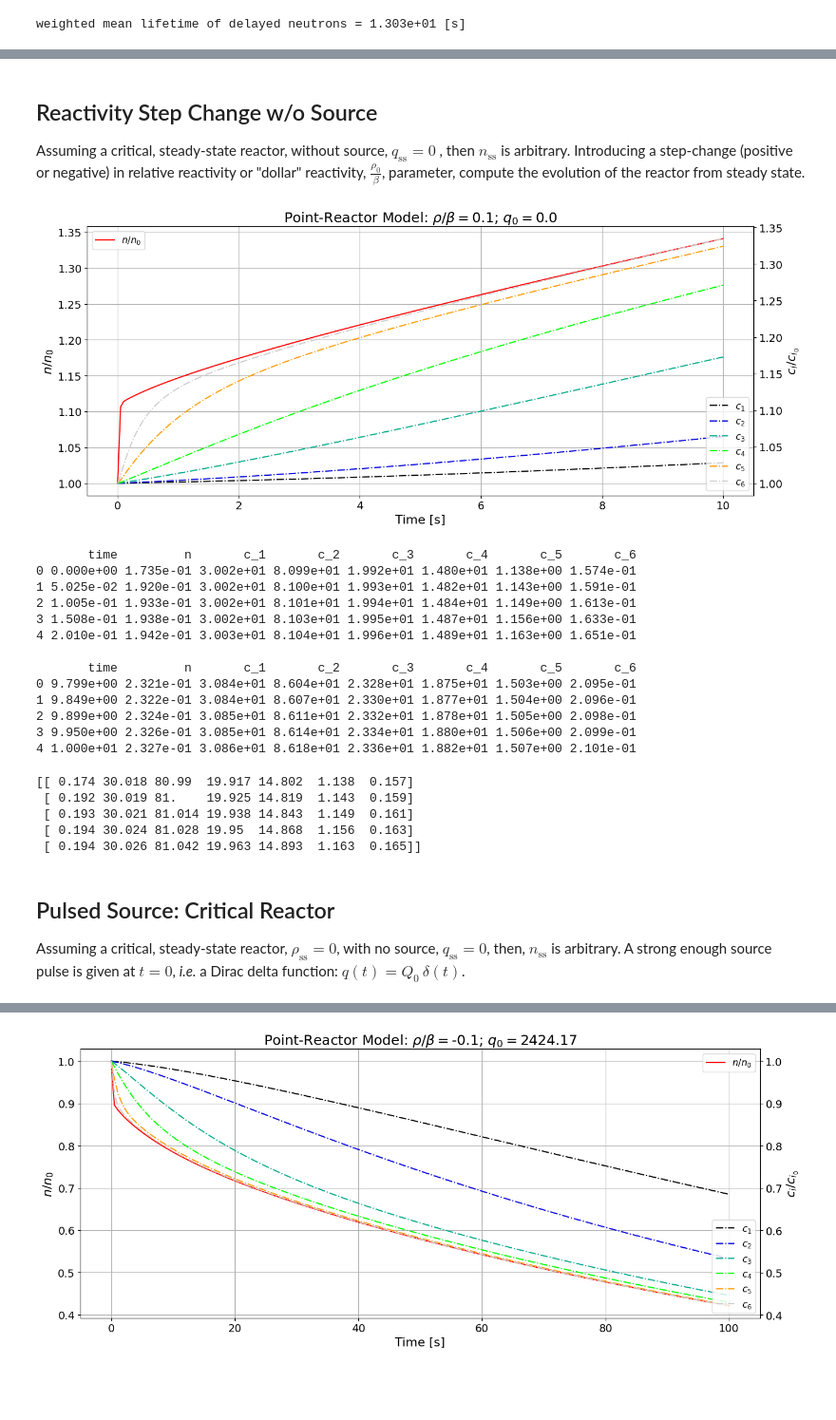
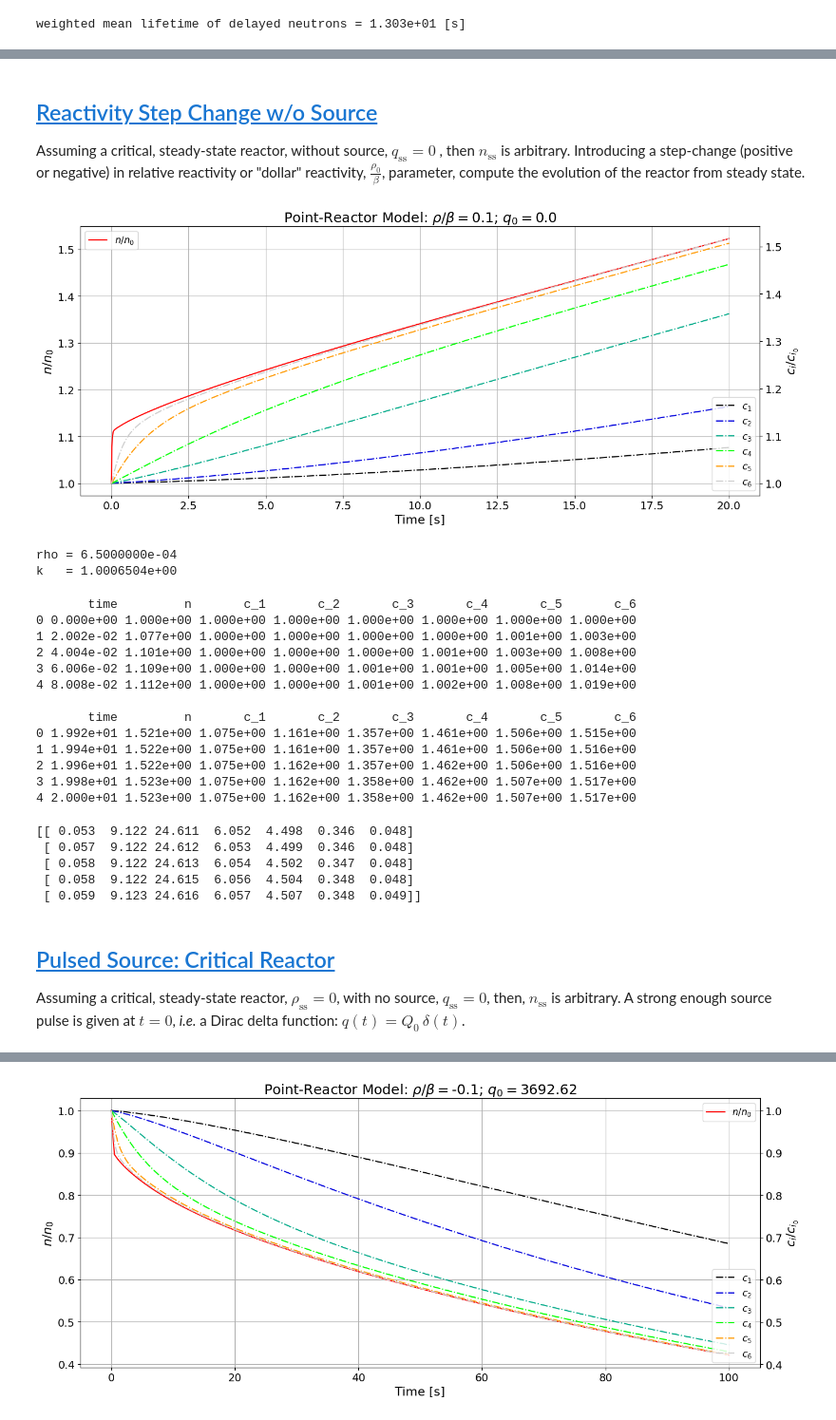
Before and after one commit to dpploy/engy-4340, a Jupyter notebook: notebooks/01-cte-rho-pt-reactor.ipynb, the cells around one changed output, grey strips where cells are left out. Shown at 95% size. Saved outputs shown, nothing was run; the diff lists cells and outputs as text; code cells hidden in the pictures; blank space fills up the shorter version.

```diff
--- a/notebooks/01-cte-rho-pt-reactor.ipynb
+++ b/notebooks/01-cte-rho-pt-reactor.ipynb
@@ -355,7 +353,7 @@ def plot_results( u_vec_history, semi_log=False, markers=False, precursors=True
 
         color_ids = np.linspace(0,1,u_vec_history[:,1:].shape[1])
 
-        for (j,color_id) in zip( range(u_vec_history[:,1:].shape[1]), color_ids ):
+        for (j,color_id) in zip(range(u_vec_history[:,1:].shape[1]), color_ids):
             color=plt.cm.nipy_spectral(color_id)
 
             ax2.plot(time_stamps,u_vec_history[:,j+1]/params['c_vec_0'][j],'-.',color=color,label=r'$c_%i$'%(j+1) )
@@ -382,7 +380,7 @@ def plot_results( u_vec_history, semi_log=False, markers=False, precursors=True
     ax1.grid(True)
 
     plt.title(r'Point-Reactor Model: $\rho/\beta=$'
-              +str(params['reactivity']/params['beta'])
+              +str(round(params['reactivity']/params['beta'],5))
               +r'; $q_0=$'+str(round(params['q_0'],2)),
               fontsize=18)
     fig.tight_layout()  # otherwise the right y-label is slightly clipped
@@ -413,7 +411,7 @@ def peek( time, data, head=5, tail=5):
     print(results)
     print('')
 # %% [markdown]
-## Reactivity Step Change w/o Source<a id="rhostep"></a>
+## [Reactivity Step Change w/o Source](#toc)<a id="rhostep"></a>
 
 Assuming a critical, steady-state reactor, without source, $q_\text{ss}=0$ , then $n_\text{ss}$ is arbitrary.
 Introducing a step-change (positive or negative) in relative reactivity or "dollar" reactivity, $\frac{\rho_0}{\beta}$, parameter, compute the evolution of the reactor from steady state.
@@ -426,7 +424,7 @@ params['q_0'] = 0.0 # must set the initial value of the source here
 
 params['n_ss'] = np.random.random() # arbitrary value at steady state
 
-rho_0_over_beta = .10 # $
+rho_0_over_beta = 10/100 # 10 cents
 
 beta = params['beta'] # retrieve the delayed neutron fraction
 params['reactivity'] = rho_0_over_beta * beta # "rho/beta = 10 cents"
@@ -436,8 +434,8 @@ setup_initial_conditions(params)
 # %%
 '''Evolve the point-reactor'''
 
-time_final    = 10 # s
-n_time_stamps = 200 # number of solution values in time
+time_final    = 20 # s
+n_time_stamps = 1000 # number of solution values in time
 
 params['time_final']    = time_final
 params['n_time_stamps'] = n_time_stamps
@@ -447,40 +445,48 @@ u_vec_history = run_point_reactor( f_vec, params )
 # %%
 '''Plot neutron and delayed neutron emitter concentration in the reactor'''
 
 plot_results(u_vec_history)
+
+beta = params['beta']
+rho = rho_0_over_beta * beta
+k = 1/(1-rho)
+print('rho = %5.7e'%rho)
+print('k   = %5.7e'%k)
 # %% [output]
-[figure, old version]
+[figure, new version]
+rho = 6.5000000e-04
+k   = 1.0006504e+00
 # %%
 '''Look at the head and tail of the results'''
 
 time_stamps = params['time_stamps']
-peek(time_stamps,u_vec_history)
+peek(time_stamps, u_vec_history, params)
 # %% [output]
        time         n       c_1       c_2       c_3       c_4       c_5       c_6
-0 0.000e+00 1.735e-01 3.002e+01 8.099e+01 1.992e+01 1.480e+01 1.138e+00 1.574e-01
-1 5.025e-02 1.920e-01 3.002e+01 8.100e+01 1.993e+01 1.482e+01 1.143e+00 1.591e-01
-2 1.005e-01 1.933e-01 3.002e+01 8.101e+01 1.994e+01 1.484e+01 1.149e+00 1.613e-01
-3 1.508e-01 1.938e-01 3.002e+01 8.103e+01 1.995e+01 1.487e+01 1.156e+00 1.633e-01
-4 2.010e-01 1.942e-01 3.003e+01 8.104e+01 1.996e+01 1.489e+01 1.163e+00 1.651e-01
+0 0.000e+00 1.000e+00 1.000e+00 1.000e+00 1.000e+00 1.000e+00 1.000e+00 1.000e+00
+1 2.002e-02 1.077e+00 1.000e+00 1.000e+00 1.000e+00 1.000e+00 1.001e+00 1.003e+00
+2 4.004e-02 1.101e+00 1.000e+00 1.000e+00 1.000e+00 1.001e+00 1.003e+00 1.008e+00
+3 6.006e-02 1.109e+00 1.000e+00 1.000e+00 1.001e+00 1.001e+00 1.005e+00 1.014e+00
+4 8.008e-02 1.112e+00 1.000e+00 1.000e+00 1.001e+00 1.002e+00 1.008e+00 1.019e+00
 
        time         n       c_1       c_2       c_3       c_4       c_5       c_6
-0 9.799e+00 2.321e-01 3.084e+01 8.604e+01 2.328e+01 1.875e+01 1.503e+00 2.095e-01
-1 9.849e+00 2.322e-01 3.084e+01 8.607e+01 2.330e+01 1.877e+01 1.504e+00 2.096e-01
-2 9.899e+00 2.324e-01 3.085e+01 8.611e+01 2.332e+01 1.878e+01 1.505e+00 2.098e-01
-3 9.950e+00 2.326e-01 3.085e+01 8.614e+01 2.334e+01 1.880e+01 1.506e+00 2.099e-01
-4 1.000e+01 2.327e-01 3.086e+01 8.618e+01 2.336e+01 1.882e+01 1.507e+00 2.101e-01
+0 1.992e+01 1.521e+00 1.075e+00 1.161e+00 1.357e+00 1.461e+00 1.506e+00 1.515e+00
+1 1.994e+01 1.522e+00 1.075e+00 1.161e+00 1.357e+00 1.461e+00 1.506e+00 1.516e+00
+2 1.996e+01 1.522e+00 1.075e+00 1.162e+00 1.357e+00 1.462e+00 1.506e+00 1.516e+00
+3 1.998e+01 1.523e+00 1.075e+00 1.162e+00 1.358e+00 1.462e+00 1.507e+00 1.517e+00
+4 2.000e+01 1.523e+00 1.075e+00 1.162e+00 1.358e+00 1.462e+00 1.507e+00 1.517e+00
 # %%
 '''For the die-hard'''
 
 print(np.round(u_vec_history[:5,:],3))
 # %% [output]
-[[ 0.174 30.018 80.99  19.917 14.802  1.138  0.157]
- [ 0.192 30.019 81.    19.925 14.819  1.143  0.159]
- [ 0.193 30.021 81.014 19.938 14.843  1.149  0.161]
- [ 0.194 30.024 81.028 19.95  14.868  1.156  0.163]
- [ 0.194 30.026 81.042 19.963 14.893  1.163  0.165]]
+[[ 0.053  9.122 24.611  6.052  4.498  0.346  0.048]
+ [ 0.057  9.122 24.612  6.053  4.499  0.346  0.048]
+ [ 0.058  9.122 24.613  6.054  4.502  0.347  0.048]
+ [ 0.058  9.122 24.615  6.056  4.504  0.348  0.048]
+ [ 0.059  9.123 24.616  6.057  4.507  0.348  0.049]]
 # %% [markdown]
-## Pulsed Source: Critical Reactor<a id="cpulsedq"></a>
+## [Pulsed Source: Critical Reactor](#toc)<a id="cpulsedq"></a>
 
 Assuming a critical, steady-state reactor, $\rho_\text{ss}=0$, with no source, $q_\text{ss} = 0$, then, $n_\text{ss}$ is arbitrary.
 A strong enough source pulse is given at $t = 0$, *i.e.* a Dirac delta function: $q(t)=Q_0\,\delta(t)$.
```
Also changed, not shown: parts of 29 cells of this notebook, 3 other files.
